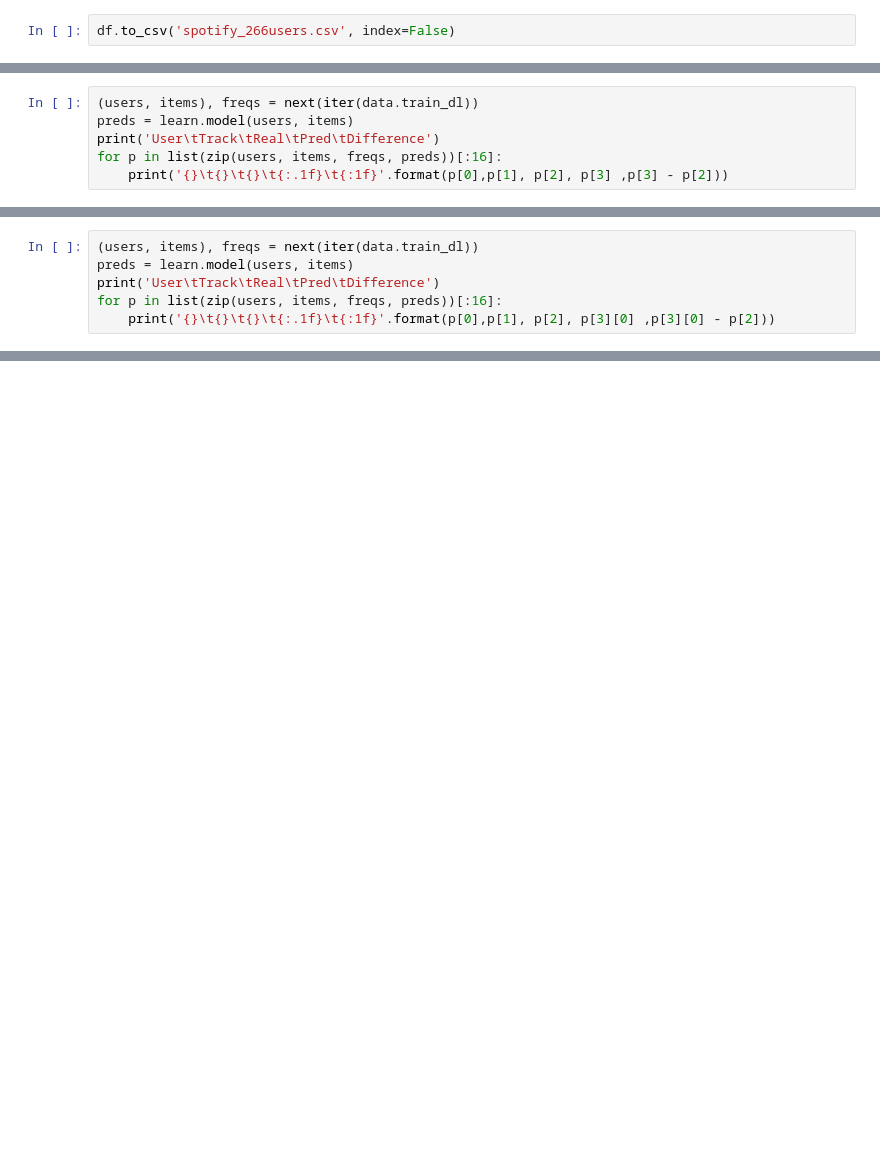
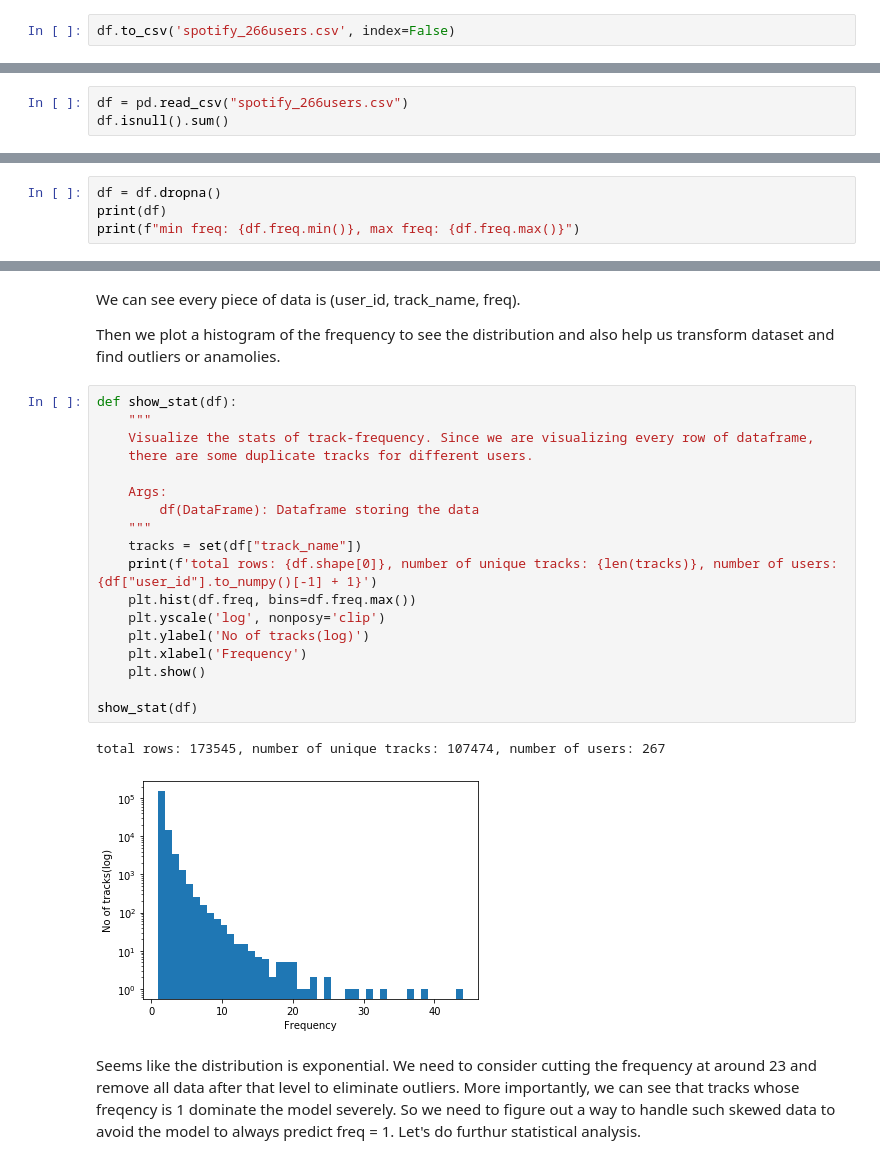
Before and after one commit to ericgeyiyang/PDSProject, a Jupyter notebook: SpotifyPlaylistCrawler.ipynb, the cells around one changed output, grey strips where cells are left out. Drawn from its saved outputs; the diff is of its cells as text; blank space fills up the shorter version.

```diff
--- a/SpotifyPlaylistCrawler.ipynb
+++ b/SpotifyPlaylistCrawler.ipynb
@@ -250,6 +247,0 @@ learn.fit_one_cycle(5, 1e-2)
-# %%
-(users, items), freqs = next(iter(data.train_dl))
-preds = learn.model(users, items)
-print('User\tTrack\tReal\tPred\tDifference')
-for p in list(zip(users, items, freqs, preds))[:16]:
-    print('{}\t{}\t{}\t{:.1f}\t{:1f}'.format(p[0],p[1], p[2], p[3] ,p[3] - p[2]))
@@ -294,6 +247,0 @@ learn.fit_one_cycle(5, 1e-2)
-# %%
-(users, items), freqs = next(iter(data.train_dl))
-preds = learn.model(users, items)
-print('User\tTrack\tReal\tPred\tDifference')
-for p in list(zip(users, items, freqs, preds))[:16]:
-    print('{}\t{}\t{}\t{:.1f}\t{:1f}'.format(p[0],p[1], p[2], p[3][0] ,p[3][0] - p[2]))
@@ -347,0 +254,3 @@ EmbeddingNN(
+# %%
+df = pd.read_csv("spotify_266users.csv")
+df.isnull().sum()
@@ -347,0 +264,4 @@ EmbeddingNN(
+# %%
+df = df.dropna()
+print(df)
+print(f"min freq: {df.freq.min()}, max freq: {df.freq.max()}")
@@ -347,0 +284,27 @@ EmbeddingNN(
+# %% [markdown]
+We can see every piece of data is (user_id, track_name, freq).
+
+Then we plot a histogram of the frequency to see the distribution and also help us transform dataset and find outliers or anamolies.
+# %%
+def show_stat(df):
+    """
+    Visualize the stats of track-frequency. Since we are visualizing every row of dataframe,
+    there are some duplicate tracks for different users.
+
+    Args:
+        df(DataFrame): Dataframe storing the data
+    """
+    tracks = set(df["track_name"])
+    print(f'total rows: {df.shape[0]}, number of unique tracks: {len(tracks)}, number of users: {df["user_id"].to_numpy()[-1] + 1}')
+    plt.hist(df.freq, bins=df.freq.max())
+    plt.yscale('log', nonposy='clip')
+    plt.ylabel('No of tracks(log)')
+    plt.xlabel('Frequency')
+    plt.show()
+
+show_stat(df)
+# %% [output]
+total rows: 173545, number of unique tracks: 107474, number of users: 267
+[figure, added]
+# %% [markdown]
+Seems like the distribution is exponential. We need to consider cutting the frequency at around 23 and remove all data after that level to eliminate outliers. More importantly, we can see that tracks whose freqency is 1 dominate the model severely. So we need to figure out a way to handle such skewed data to avoid the model to always predict freq = 1. Let's do furthur statistical analysis.
```
Also changed, not shown: parts of 68 cells of this notebook, 1 other file.
